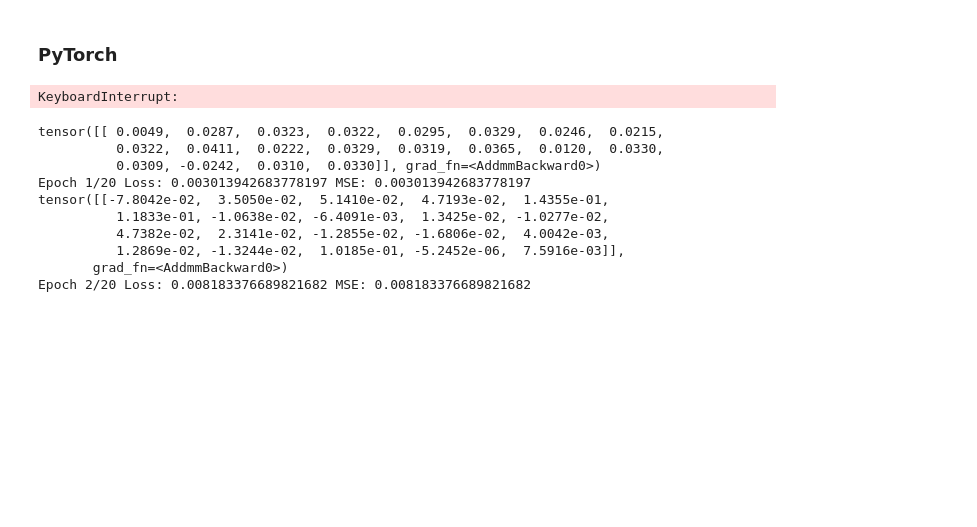
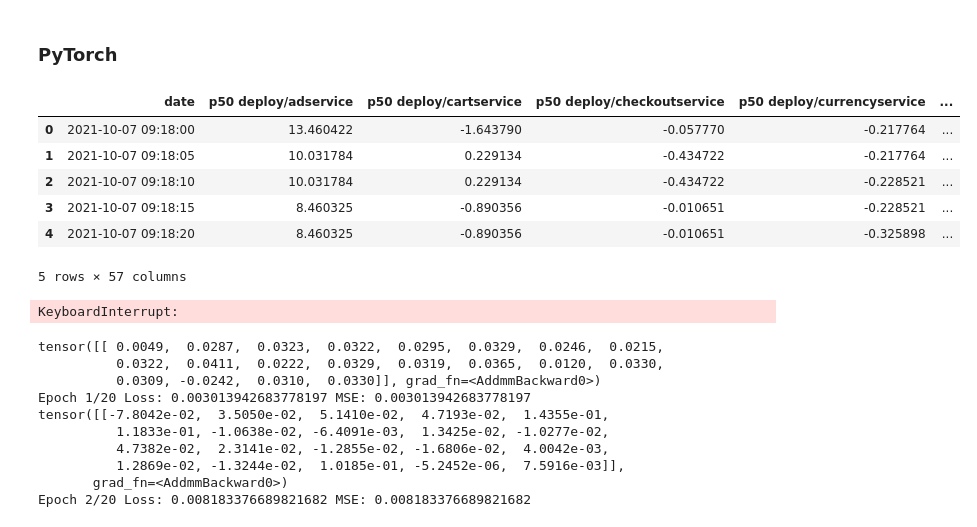
Before and after one commit to ezelanza/Transformers-for-latency-prediction, a Jupyter notebook: main.ipynb, the cells around one changed output. Drawn from its saved outputs; the diff is of its cells as text; code cells hidden in the pictures; blank space fills up the shorter version.

```diff
--- a/main.ipynb
+++ b/main.ipynb
@@ -344,0 +346,12 @@ plt.show()
+# %%
+df = pd.read_csv("Dataset/Train/Train_norm_full.csv")
+
+df.head()
+# %% [output]
+|  | date | p50 deploy/adservice | p50 deploy/cartservice | p50 deploy/checkoutservice | p50 deploy/currencyservice | ... |
+| 0 | 2021-10-07 09:18:00 | 13.460422 | -1.643790 | -0.057770 | -0.217764 | ... |
+| 1 | 2021-10-07 09:18:05 | 10.031784 | 0.229134 | -0.434722 | -0.217764 | ... |
+| 2 | 2021-10-07 09:18:10 | 10.031784 | 0.229134 | -0.434722 | -0.228521 | ... |
+| 3 | 2021-10-07 09:18:15 | 8.460325 | -0.890356 | -0.010651 | -0.228521 | ... |
+| 4 | 2021-10-07 09:18:20 | 8.460325 | -0.890356 | -0.010651 | -0.325898 | ... |
+5 rows × 57 columns
```
Also changed, not shown: parts of 20 cells of this notebook, 10 other files.
